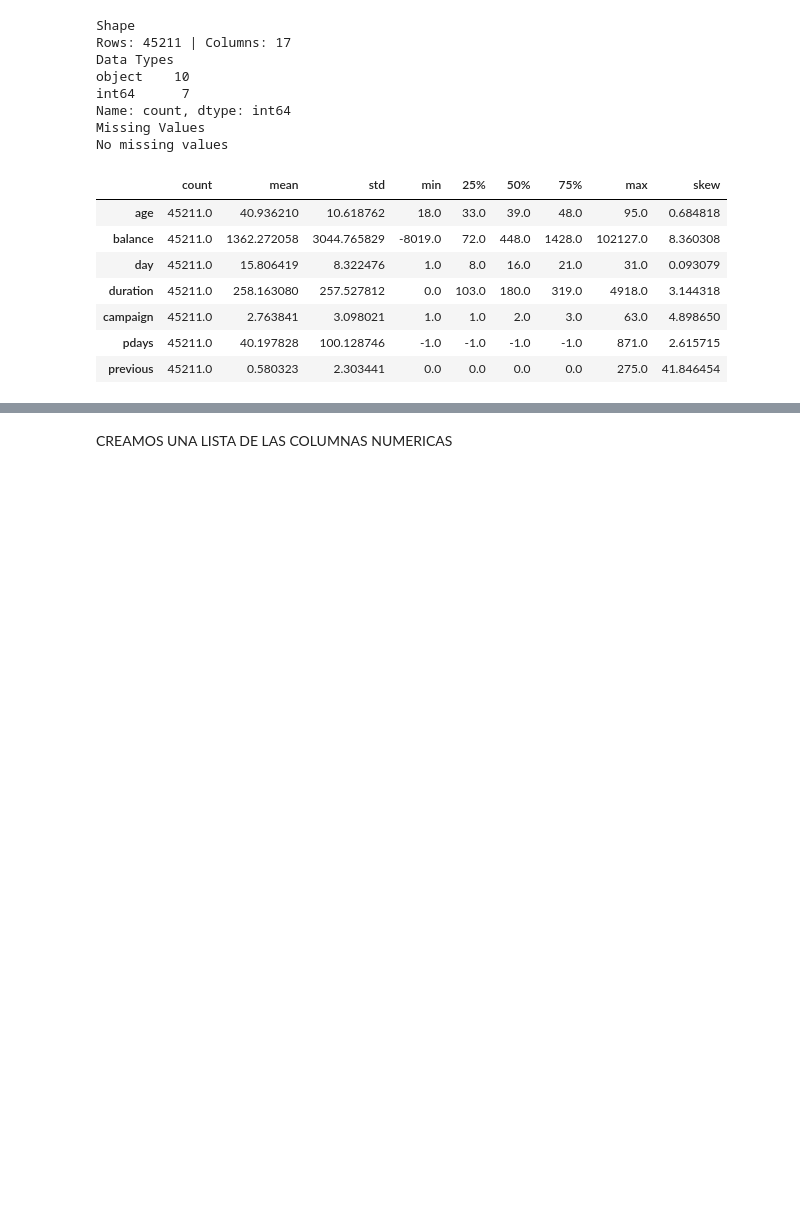
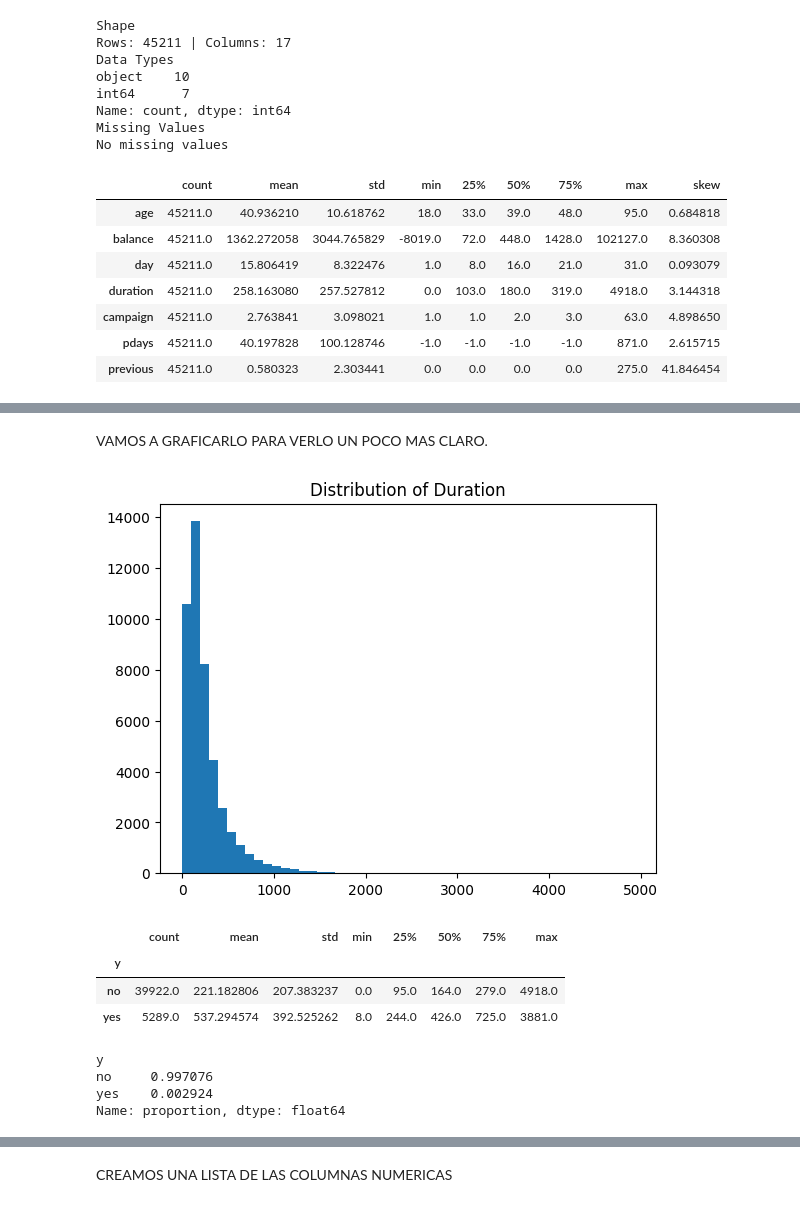
Before and after one commit to bperezlovisolo/Proyecto_5, a Jupyter notebook: proyecto.ipynb, the cells around one changed output, grey strips where cells are left out. Cells and saved outputs as stored; diff of their text form; code cells hidden in the pictures; blank space fills up the shorter version.

```diff
--- a/proyecto.ipynb
+++ b/proyecto.ipynb
@@ -73,0 +67,22 @@ df = df.drop('month', axis=1)
+# %% [markdown]
+VAMOS A GRAFICARLO PARA VERLO UN POCO MAS CLARO.
+# %%
+plt.hist(df['duration'], bins=50)
+plt.title("Distribution of Duration")
+plt.show()
+# %% [output]
+[figure, added]
+# %%
+df.groupby('y')['duration'].describe()
+# %% [output]
+|  | count | mean | std | min | 25% | 50% | 75% | max |
+| y |  |  |  |  |  |  |  |  |
+| no | 39922.0 | 221.182806 | 207.383237 | 0.0 | 95.0 | 164.0 | 279.0 | 4918.0 |
+| yes | 5289.0 | 537.294574 | 392.525262 | 8.0 | 244.0 | 426.0 | 725.0 | 3881.0 |
+# %%
+df[df["duration"] < 10]["y"].value_counts(normalize=True)
+# %% [output]
+y
+no     0.997076
+yes    0.002924
+Name: proportion, dtype: float64
```
Also changed, not shown: parts of 61 cells of this notebook, 1 other file.
